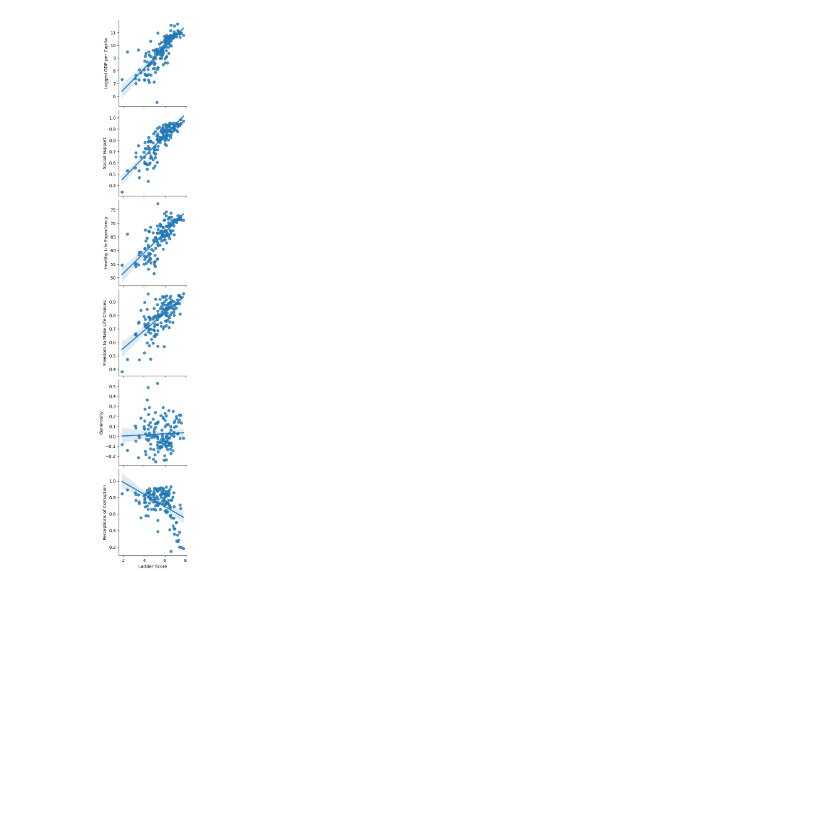
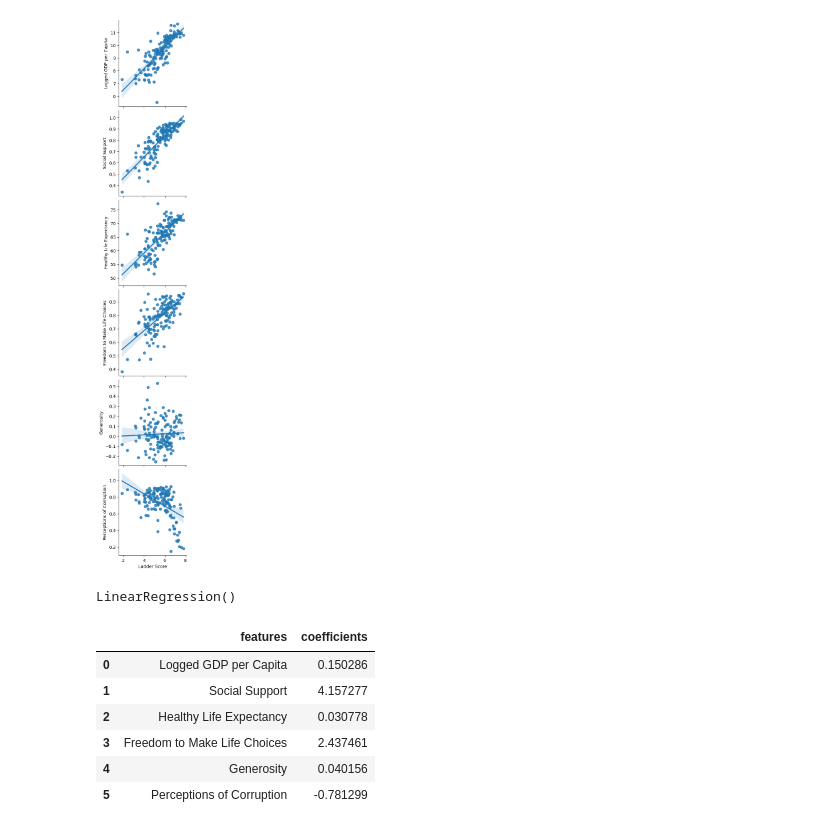
Before and after one commit to hasatsrnkn/World-Happiness-2023-Data-Analysis, a Jupyter notebook: code/main.ipynb, the cells around one changed output. Cells and saved outputs as stored; diff of their text form; code cells hidden in the pictures; blank space fills up the shorter version.

```diff
--- a/code/main.ipynb
+++ b/code/main.ipynb
@@ -212,3 +212,14 @@ sns.pairplot(e_data,kind='reg', x_vars = ['Ladder Score'], y_vars=['Logged GDP p
 plt.show()
 # %% [output]
 [figure]
+# %%
+from sklearn.model_selection import train_test_split
+
+# features with low corelation has been removed
+
+X = data[['Logged GDP per Capita', 'Social Support', 'Healthy Life Expectancy', 'Freedom to Make Life Choices', 'Generosity', 'Perceptions of Corruption']]
+y = data['Ladder Score']
+
+# X = features, y = target variable
+
+X_train, X_test, y_train, y_test = train_test_split(X, y, test_size = 0.2, random_state = 0)
@@ -214,0 +233,28 @@ plt.show()
+# %%
+from sklearn.impute import SimpleImputer
+from sklearn.linear_model import LinearRegression
+
+# Instantiate the imputer
+imputer = SimpleImputer(strategy='mean')
+
+# Fit and transform the imputer on the training data
+X_train_imputed = imputer.fit_transform(X_train)
+
+lm = LinearRegression()
+# Fit the linear regression model on the imputed data
+lm.fit(X_train_imputed, y_train)# fitting the model with the training dataset
+# %% [output]
+LinearRegression()
+# %%
+coefficient = lm.coef_
+
+coefficient_df = pd.DataFrame(list(zip(X.columns, lm.coef_)), columns=['features', 'coefficients'])
+coefficient_df
+# %% [output]
+|  | features | coefficients |
+| 0 | Logged GDP per Capita | 0.150286 |
+| 1 | Social Support | 4.157277 |
+| 2 | Healthy Life Expectancy | 0.030778 |
+| 3 | Freedom to Make Life Choices | 2.437461 |
+| 4 | Generosity | 0.040156 |
+| 5 | Perceptions of Corruption | -0.781299 |
```
Also changed, not shown: parts of 1 cell of this notebook.
